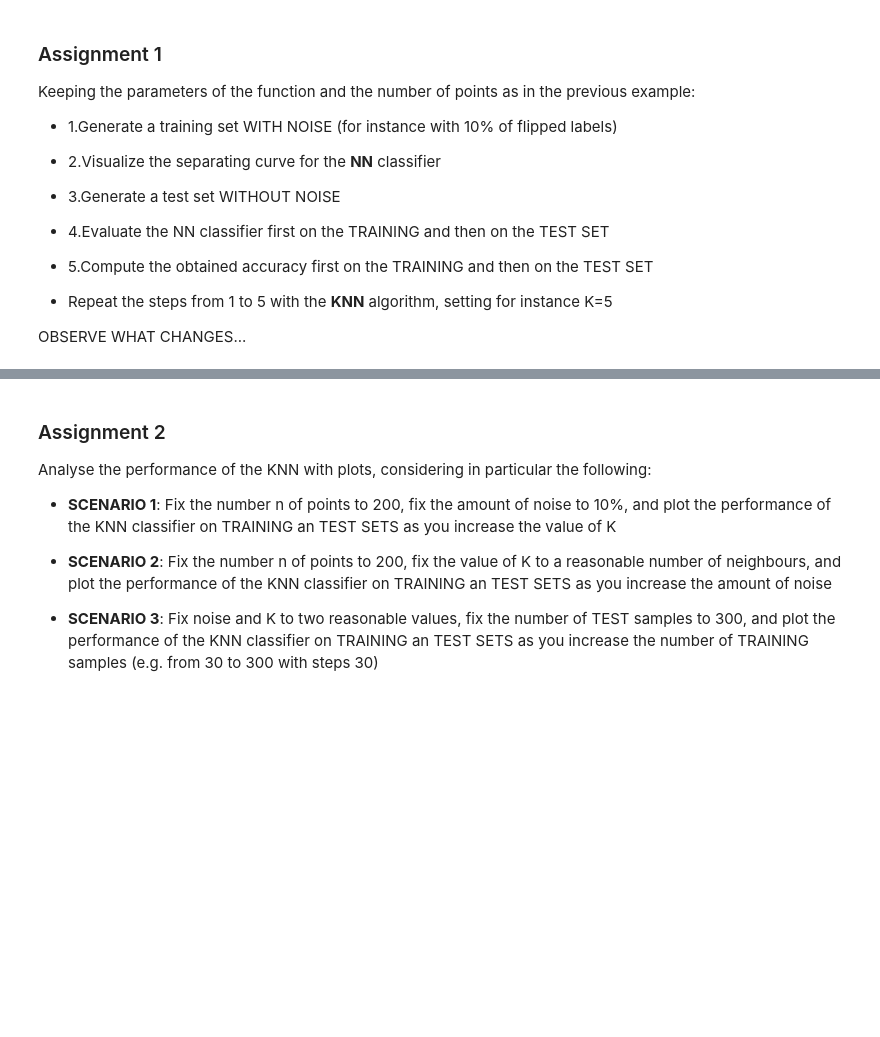
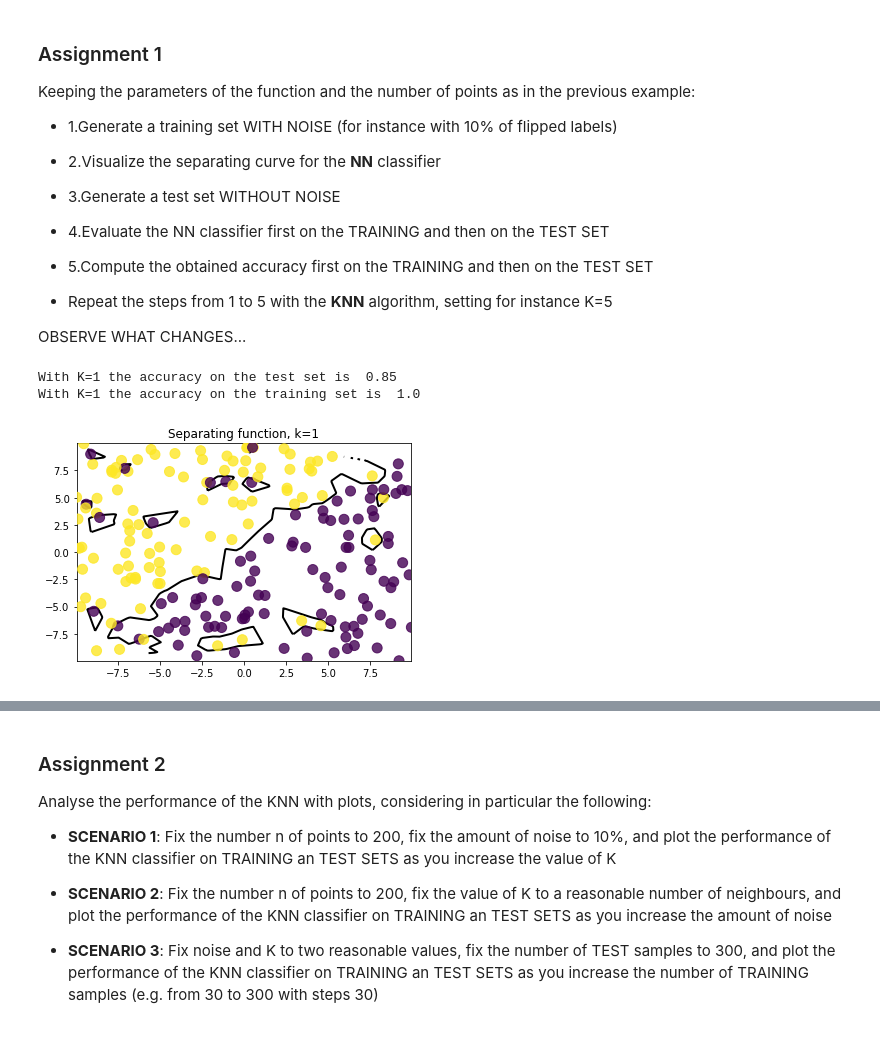
Before and after one commit to mosemb/MachineLearningAssignments, a Jupyter notebook: 02_LocalMethods.ipynb, the cells around one changed output, grey strips where cells are left out. Cells and saved outputs as stored; diff of their text form; code cells hidden in the pictures; blank space fills up the shorter version.

```diff
--- a/02_LocalMethods.ipynb
+++ b/02_LocalMethods.ipynb
@@ -227,0 +217,43 @@ Xtr, Ytr = linearBinaryClass(n, low_D, high_D, m, q)
+# %%
+def knn1(flip,k):
+    n = 200
+    D = 2
+
+    m = 0.9
+    q = 0
+
+    low_D = -10
+    high_D = 10
+
+    # Generate a training set WITH NOISE
+    Xtr, Ytr = linearBinaryClass(n, low_D, high_D, m, q)
+    Yn = flipLabels(Ytr, flip)
+
+    # Visualize the separating curve for the NN classifier
+    Ytr=Yn
+    separatingFkNN(Xtr, Ytr, k)
+
+    #Generate a test set WITHOUT NOISE
+    Xte, Yte = linearBinaryClass(n, low_D, high_D, m, q)
+
+    # Evaluate the NN classifier on the TEST SET
+    Ypred = kNNClassify(Xtr, Ytr, k, Xte)
+
+    # Classifier on the training set
+    Ypredtr = kNNClassify(Xtr, Ytr, k, Xtr)
+
+    # Compute the accuracy on the TEST SET
+    acc = calcAccuracy(Ypred, Yte)
+
+    print("With K={} the accuracy on the test set is ".format(k), acc)
+    # How the classifier perform on the TRAINING SET instead?
+    Ypredtr = kNNClassify(Xtr, Ytr, k, Xtr)
+    acctr = calcAccuracy(Ypredtr, Ytr)
+    print("With K={} the accuracy on the training set is ".format(k), acctr)
+# %%
+# Question one
+knn1(10,1)
+# %% [output]
+With K=1 the accuracy on the test set is  0.85
+With K=1 the accuracy on the training set is  1.0
+[figure, added]
```
Also changed, not shown: parts of 6 cells of this notebook.
